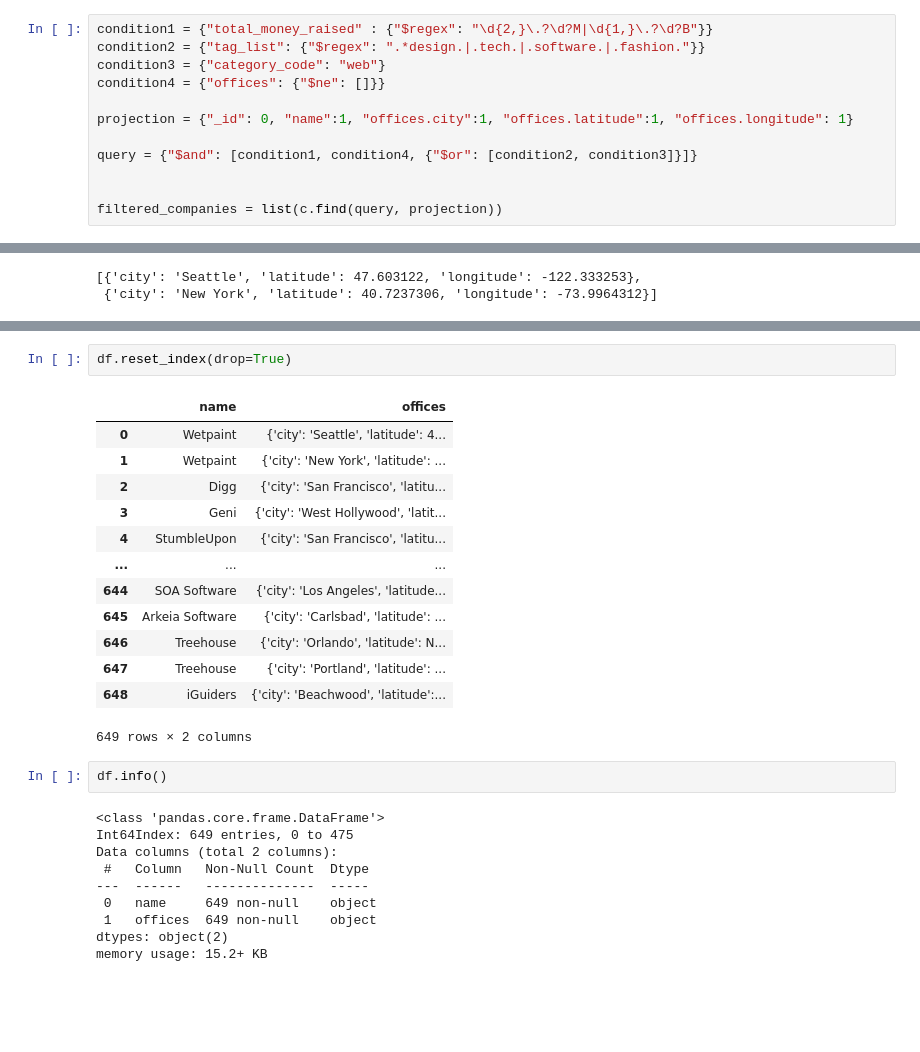
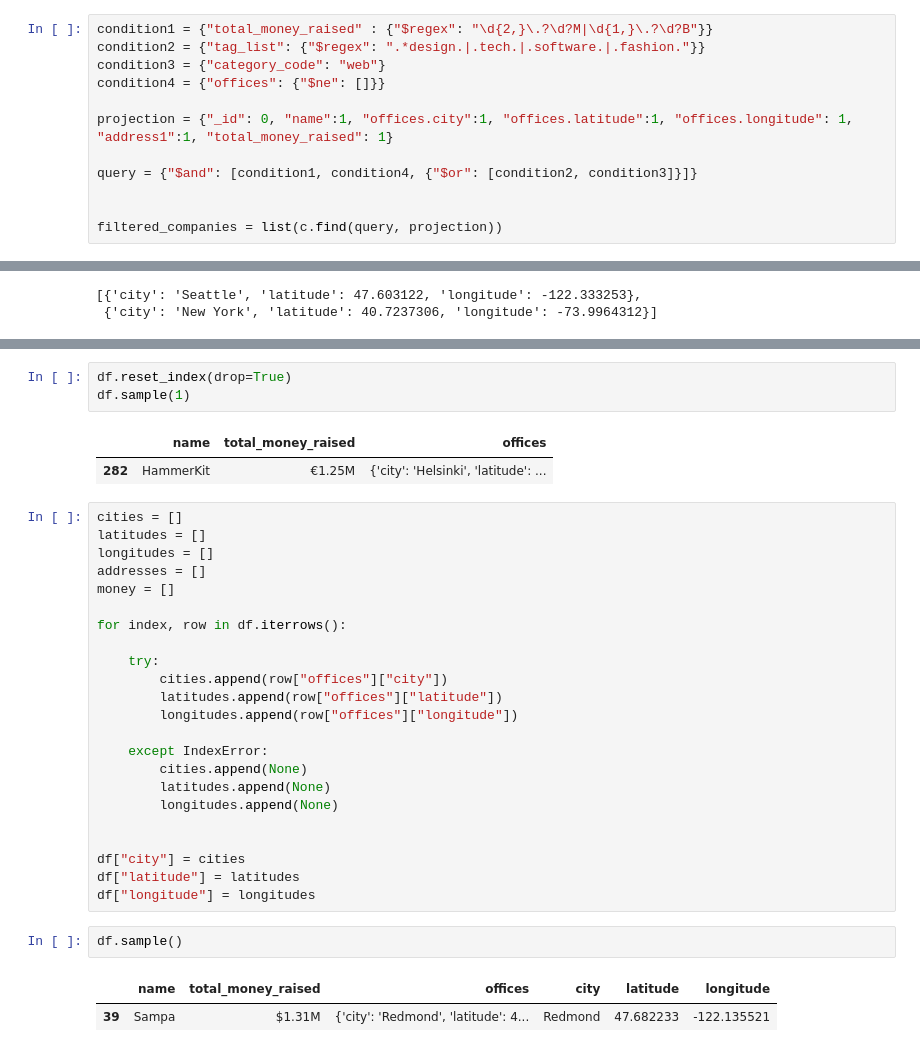
Before and after one commit to Maya-Souza/Project_3_Company_Headquarters, a Jupyter notebook: Untitled.ipynb, the cells around one changed output, grey strips where cells are left out. Cells and saved outputs as stored; diff of their text form; blank space fills up the shorter version.

```diff
--- a/Untitled.ipynb
+++ b/Untitled.ipynb
@@ -32,7 +34,7 @@ condition2 = {"tag_list": {"$regex": ".*design.|.tech.|.software.|.fashion."}}
 condition3 = {"category_code": "web"}
 condition4 = {"offices": {"$ne": []}}
 
-projection = {"_id": 0, "name":1, "offices.city":1, "offices.latitude":1, "offices.longitude": 1}
+projection = {"_id": 0, "name":1, "offices.city":1, "offices.latitude":1, "offices.longitude": 1, "address1":1, "total_money_raised": 1}
 
 query = {"$and": [condition1, condition4, {"$or": [condition2, condition3]}]}
 
@@ -80,28 +60,34 @@ df
 # %%
 df.reset_index(drop=True)
+df.sample(1)
 # %% [output]
-|  | name | offices |
-| 0 | Wetpaint | {'city': 'Seattle', 'latitude': 4... |
-| 1 | Wetpaint | {'city': 'New York', 'latitude': ... |
-| 2 | Digg | {'city': 'San Francisco', 'latitu... |
-| 3 | Geni | {'city': 'West Hollywood', 'latit... |
-| 4 | StumbleUpon | {'city': 'San Francisco', 'latitu... |
-| ... | ... | ... |
-| 644 | SOA Software | {'city': 'Los Angeles', 'latitude... |
-| 645 | Arkeia Software | {'city': 'Carlsbad', 'latitude': ... |
-| 646 | Treehouse | {'city': 'Orlando', 'latitude': N... |
-| 647 | Treehouse | {'city': 'Portland', 'latitude': ... |
-| 648 | iGuiders | {'city': 'Beachwood', 'latitude':... |
+|  | name | total_money_raised | offices |
+| 282 | HammerKit | €1.25M | {'city': 'Helsinki', 'latitude': ... |
-649 rows × 2 columns
+# %%
+cities = []
+latitudes = []
+longitudes = []
+addresses = []
+money = []
+
+for index, row in df.iterrows():
+
+    try:
+        cities.append(row["offices"]["city"])
+        latitudes.append(row["offices"]["latitude"])
+        longitudes.append(row["offices"]["longitude"])
+
+    except IndexError:
+        cities.append(None)
+        latitudes.append(None)
+        longitudes.append(None)
+
+
+df["city"] = cities
+df["latitude"] = latitudes
+df["longitude"] = longitudes
 # %%
-df.info()
+df.sample()
 # %% [output]
-<class 'pandas.core.frame.DataFrame'>
-Int64Index: 649 entries, 0 to 475
-Data columns (total 2 columns):
- #   Column   Non-Null Count  Dtype
----  ------   --------------  -----
- 0   name     649 non-null    object
- 1   offices  649 non-null    object
-dtypes: object(2)
-memory usage: 15.2+ KB
+|  | name | total_money_raised | offices | city | latitude | longitude |
+| 39 | Sampa | $1.31M | {'city': 'Redmond', 'latitude': 4... | Redmond | 47.682233 | -122.135521 |
```
Also changed, not shown: parts of 18 cells of this notebook.
